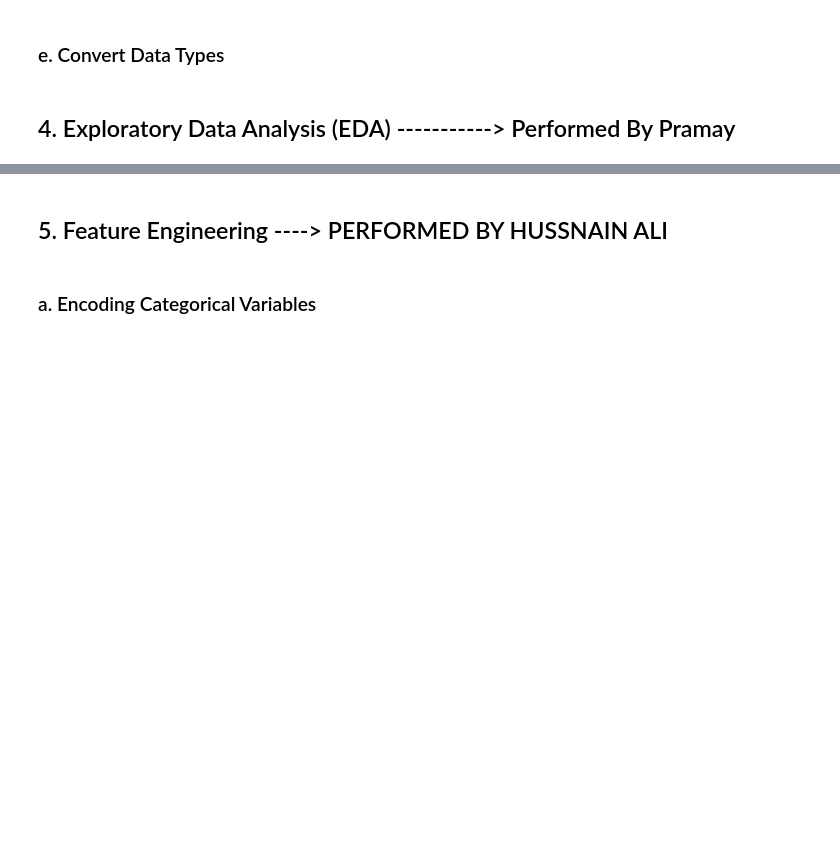
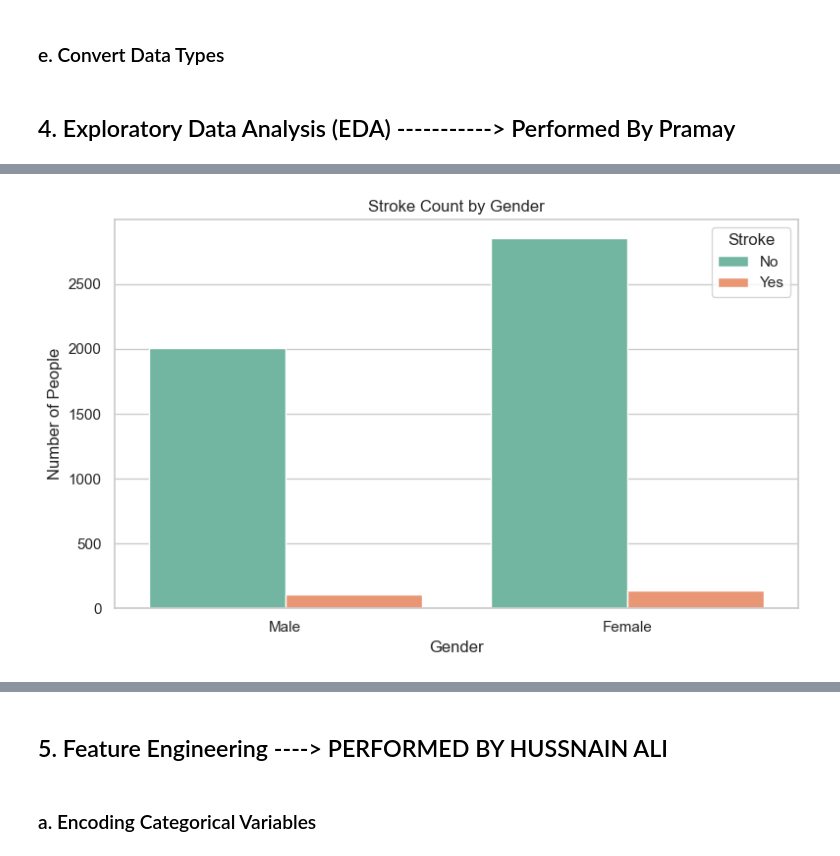
Before and after one commit to mirzahussnain/heart_stroke_prediction, a Jupyter notebook: code.ipynb, the cells around one changed output, grey strips where cells are left out. Cells and saved outputs as stored; diff of their text form; code cells hidden in the pictures; blank space fills up the shorter version.

```diff
--- a/code.ipynb
+++ b/code.ipynb
@@ -186,0 +209,15 @@ explainaition of your visulization
+# %%
+vdf = vdf[vdf['gender'].isin(['Male', 'Female'])]
+
+# Plot
+sns.set(style="whitegrid")
+plt.figure(figsize=(8, 5))
+sns.countplot(data=vdf, x='gender', hue='stroke', palette='Set2')
+plt.title("Stroke Count by Gender")
+plt.xlabel("Gender")
+plt.ylabel("Number of People")
+plt.legend(title="Stroke", labels=["No", "Yes"])
+plt.tight_layout()
+plt.show()
+# %% [output]
+[figure, added]
```
Also changed, not shown: parts of 22 cells of this notebook, 11 other files.
